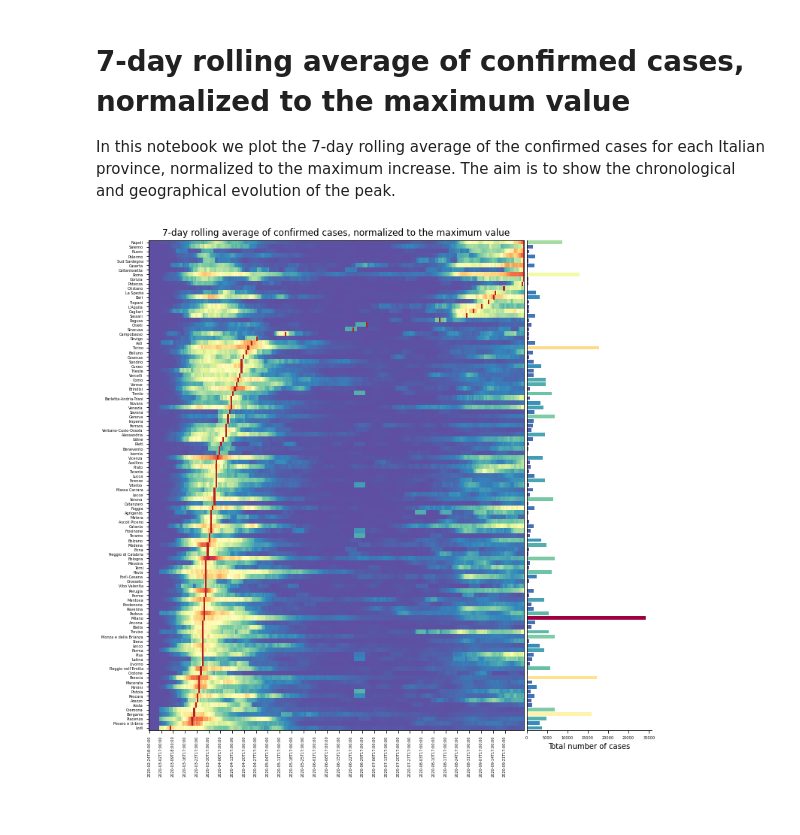
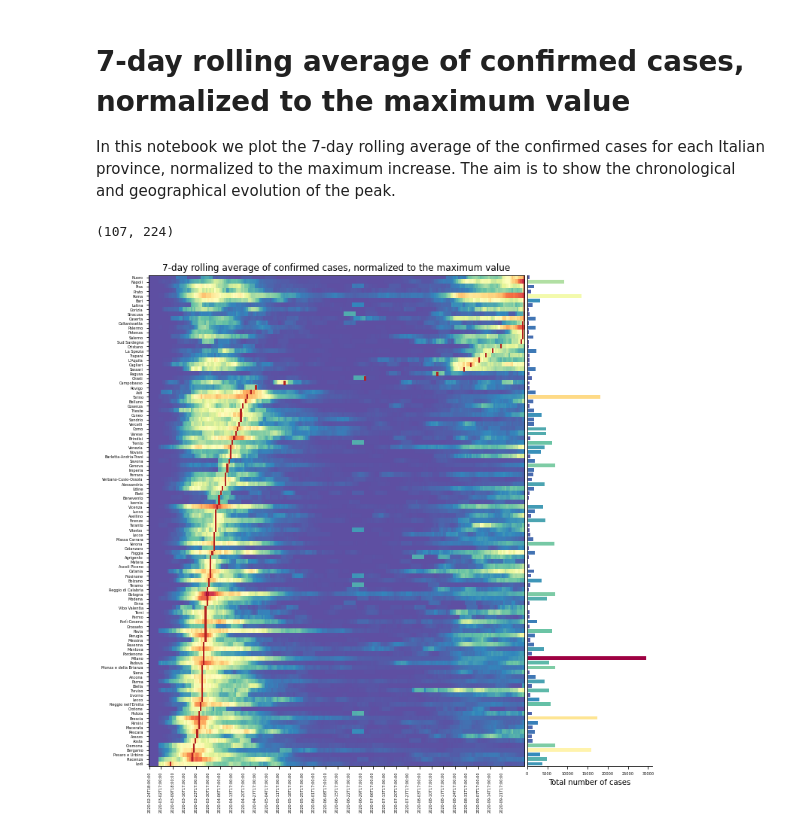
Before and after one commit to soleti/COVID-19, a Jupyter notebook: Rolling average.ipynb, the cells around one changed output. Saved outputs shown, nothing was run; the diff lists cells and outputs as text; code cells hidden in the pictures.

```diff
--- a/Rolling average.ipynb
+++ b/Rolling average.ipynb
@@ -38,41 +38,45 @@ total = total.drop(columns=["order"])
 increase["order"] = sorted_list
 increase = increase.sort_values(by="order",ascending=False)
 increase = increase.drop(columns=["order"])
+# %%
+increase.shape
+# %% [output]
+(107, 224)
 # %%
 fig, axs = plt.subplots(1,2,figsize=(12,12),constrained_layout=True)
 gs = gridspec.GridSpec(1, 2, width_ratios=[3, 1],wspace=0.01)
 ax = plt.subplot(gs[0])
 ax1 = plt.subplot(gs[1])
 im = ax.imshow(increase,cmap='Spectral_r',aspect='auto',interpolation='none')
-ax.set_xticks(np.arange(0,213,7,dtype=np.int32))
+ax.set_xticks(np.arange(0,incr,7,dtype=np.int32))
 ax.set_xticklabels(increase.columns[::7],rotation=90)
 ax.set_yticklabels(increase.index)
 ax.set_yticks(np.arange(len(increase.index)))
 ax.tick_params(labelsize=5)
 
 for s in increase.index:
     y_coord = increase.index.get_loc(s)
     peak = increase.loc[s].max()
     x_coord = pd.Index(increase.loc[s]).get_loc(peak)
     if isinstance(x_coord,np.ndarray):
         x_coord = np.where(x_coord==True)[0][0]
     rect = plt.Rectangle((x_coord,y_coord-0.5),1,1,lw=0,fc='firebrick')
     ax.add_patch(rect)
 
 
 y_pos = np.arange(len(increase.index))
 totals = list(total.iloc[:,-1])
 totals.reverse()
 colors = cm.Spectral_r(np.array(totals) / float(max(totals)))
 ax1.barh(y_pos, totals, color=colors)
 ax1.set_yticks([],[])
 ax1.set_ylim(min(y_pos)-0.5, max(y_pos)+0.5)
 ax1.spines['right'].set_visible(False)
 ax1.spines['top'].set_visible(False)
 ax1.set_xlabel("Total number of cases")
 ax1.tick_params(labelsize=5)
 
 ax.set_title("7-day rolling average of confirmed cases, normalized to the maximum value")
 fig.savefig("cases.png",dpi=300)
 # %% [output]
-[figure, old version]
+[figure, new version]
```
Also changed, not shown: 1 other file.
